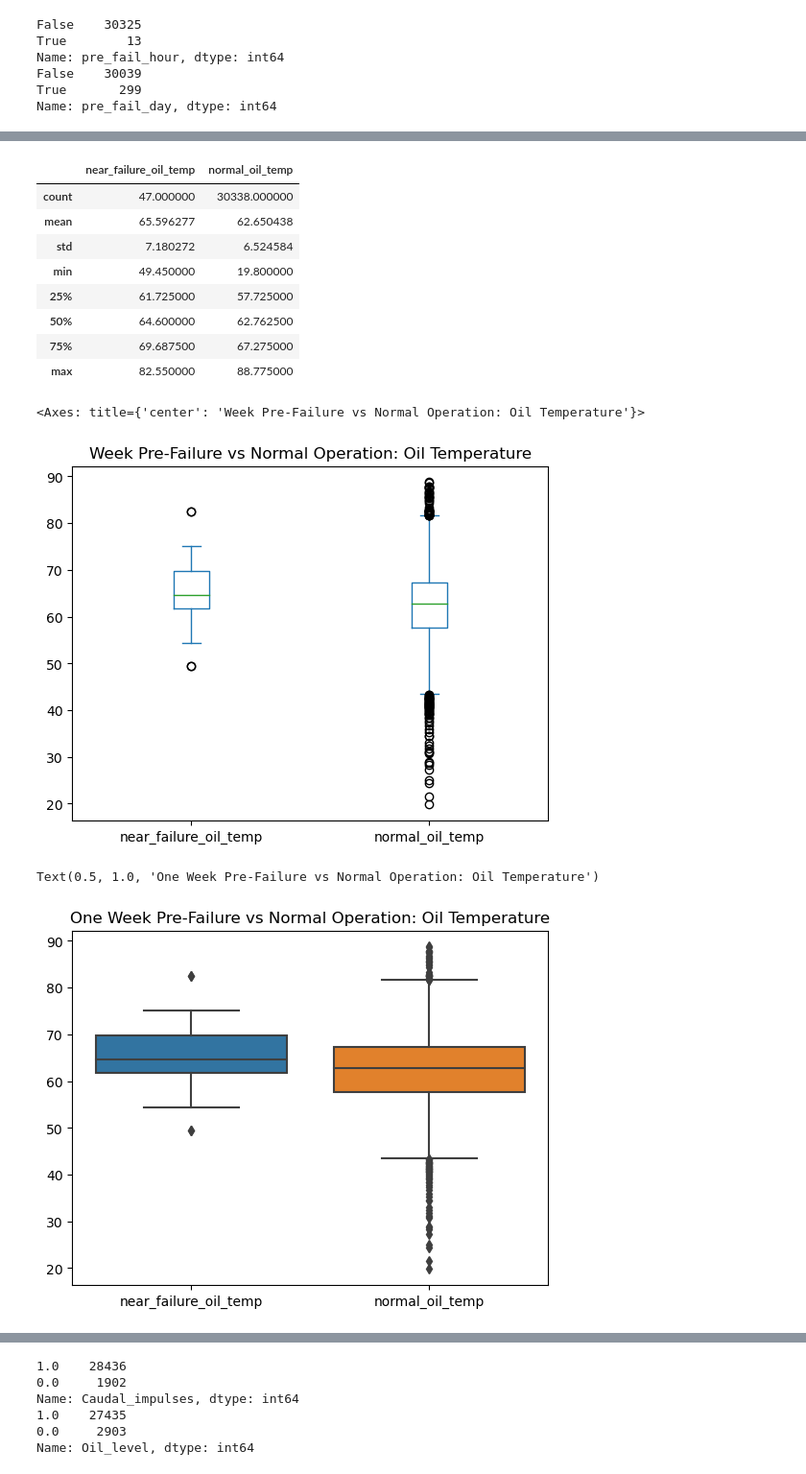
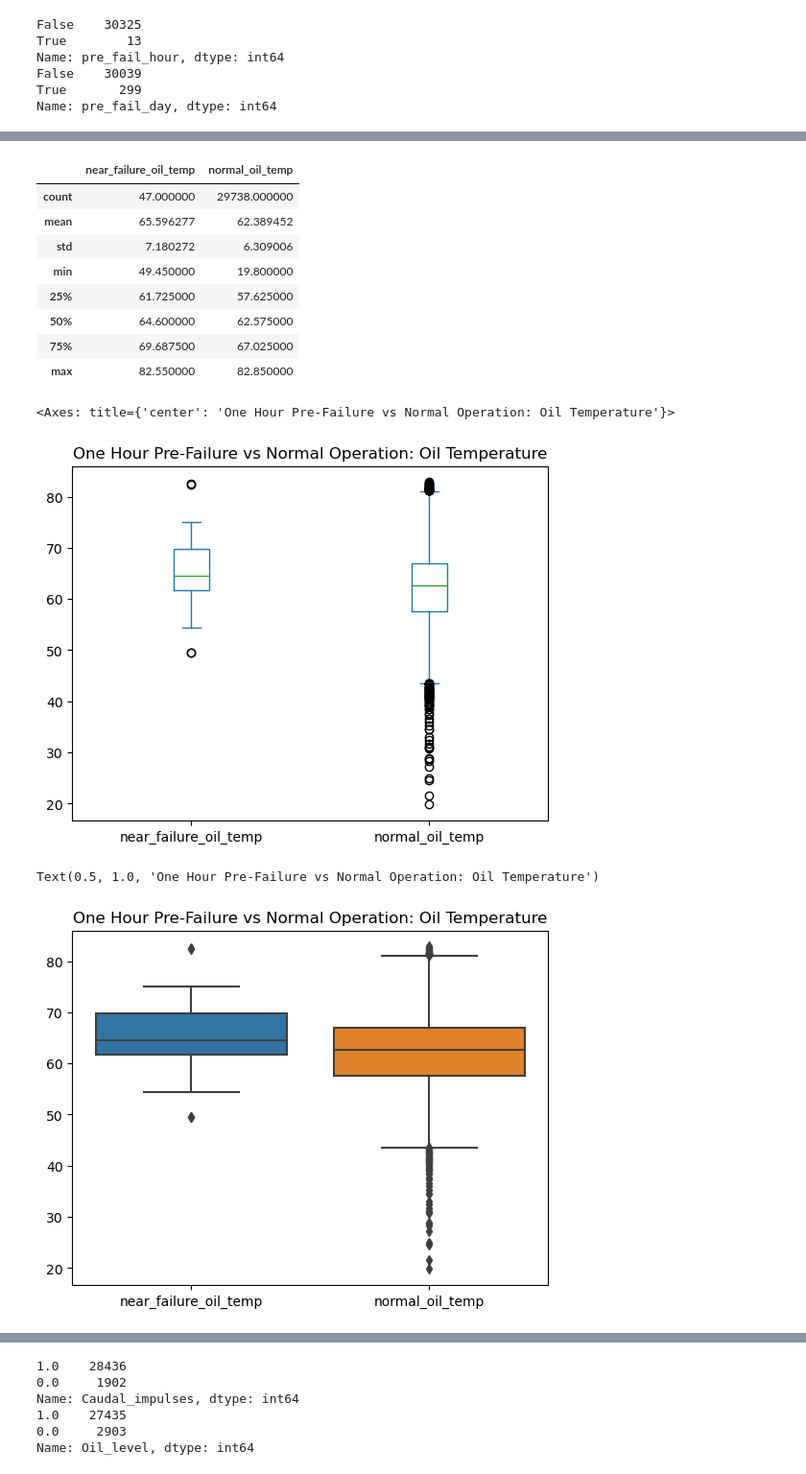
Before and after one commit to Dave-Codes/Predictive-Maintenance, a Jupyter notebook: predictive-maintenance-metropt-3.ipynb, the cells around one changed output, grey strips where cells are left out. Shown: that part at 96% size. Saved outputs shown, nothing was run; the diff lists cells and outputs as text; code cells hidden in the pictures.

```diff
--- a/predictive-maintenance-metropt-3.ipynb
+++ b/predictive-maintenance-metropt-3.ipynb
@@ -58,6 +92,8 @@ The dataset is unlabeled, but the failure reports provided by the company are av
 metro_df_large.shape
 # %% [output]
 (30338, 16)
+# %%
+metro_df_large = metro_df_large.rename(columns={'DV_eletric':'DV_electric'})
 # %% [markdown]
 # Exploratory Data Analysis
 # %%
@@ -99,3 +137,12 @@ memory usage: 3.9+ MB
+# %%
+# Converting index to datetime datatype
+metro_df_large.index = pd.to_datetime(metro_df_large.index)
+
+# Removing rows that occur during failed period to create a dataframe of metrics during normal operation
+normal_op_df = metro_df_large.loc[((metro_df_large.index < '04-18-2020 00:00:00') | (metro_df_large.index >'04-18-2020 23:59:00')) &
+                  ((metro_df_large.index < '05-29-2020 23:30:00') | (metro_df_large.index >'05-30-2020 06:00:00')) &
+                  ((metro_df_large.index < '06-05-2020 10:00:00') | (metro_df_large.index >'06-07-2020 14:30:00')) &
+                  ((metro_df_large.index < '07-15-2020 14:30:00') | (metro_df_large.index >'07-15-2020 19:00:00'))]
 # %% [markdown]
 # Creating a target feature
 # %% [markdown]
@@ -339,26 +386,27 @@ grid.map(sns.violinplot, 'Oil_level', 'Oil_temperature', order=[True, False])
 # Creating a dataframe to compare aggregate values between period leading up to a failure and period of normal operation
 # ADJUST to use only pre failure period data for 'normal operation'
 # RECTIFY data to consider active state of influential components. Mostly simple On/Off categories directly affecting continuous vars
-data = {'near_failure_oil_temp': hour_pre_fail_df['Oil_temperature'], 'normal_oil_temp': metro_df_large['Oil_temperature']}
+
+data = {'near_failure_oil_temp': hour_pre_fail_df['Oil_temperature'], 'normal_oil_temp': normal_op_df['Oil_temperature']}
 oil_temp_diff = pd.DataFrame(data=data)
 oil_temp_diff.describe()
 # %% [output]
 |  | near_failure_oil_temp | normal_oil_temp |
-| count | 47.000000 | 30338.000000 |
-| mean | 65.596277 | 62.650438 |
-| std | 7.180272 | 6.524584 |
+| count | 47.000000 | 29738.000000 |
+| mean | 65.596277 | 62.389452 |
+| std | 7.180272 | 6.309006 |
 | min | 49.450000 | 19.800000 |
-| 25% | 61.725000 | 57.725000 |
-| 50% | 64.600000 | 62.762500 |
-| 75% | 69.687500 | 67.275000 |
-| max | 82.550000 | 88.775000 |
+| 25% | 61.725000 | 57.625000 |
+| 50% | 64.600000 | 62.575000 |
+| 75% | 69.687500 | 67.025000 |
+| max | 82.550000 | 82.850000 |
 # %%
-oil_temp_diff.plot(kind='box', title='Week Pre-Failure vs Normal Operation: Oil Temperature')
+oil_temp_diff.plot(kind='box', title='One Hour Pre-Failure vs Normal Operation: Oil Temperature')
 # %% [output]
-<Axes: title={'center': 'Week Pre-Failure vs Normal Operation: Oil Temperature'}>
+<Axes: title={'center': 'One Hour Pre-Failure vs Normal Operation: Oil Temperature'}>
-[figure, old version]
+[figure, new version]
 # %%
-sns.boxplot(data=oil_temp_diff).set_title('One Week Pre-Failure vs Normal Operation: Oil Temperature')
+sns.boxplot(data=oil_temp_diff).set_title('One Hour Pre-Failure vs Normal Operation: Oil Temperature')
 # %% [output]
-Text(0.5, 1.0, 'One Week Pre-Failure vs Normal Operation: Oil Temperature')
+Text(0.5, 1.0, 'One Hour Pre-Failure vs Normal Operation: Oil Temperature')
-[figure, old version]
+[figure, new version]
```
Also changed, not shown: parts of 9 cells of this notebook.
